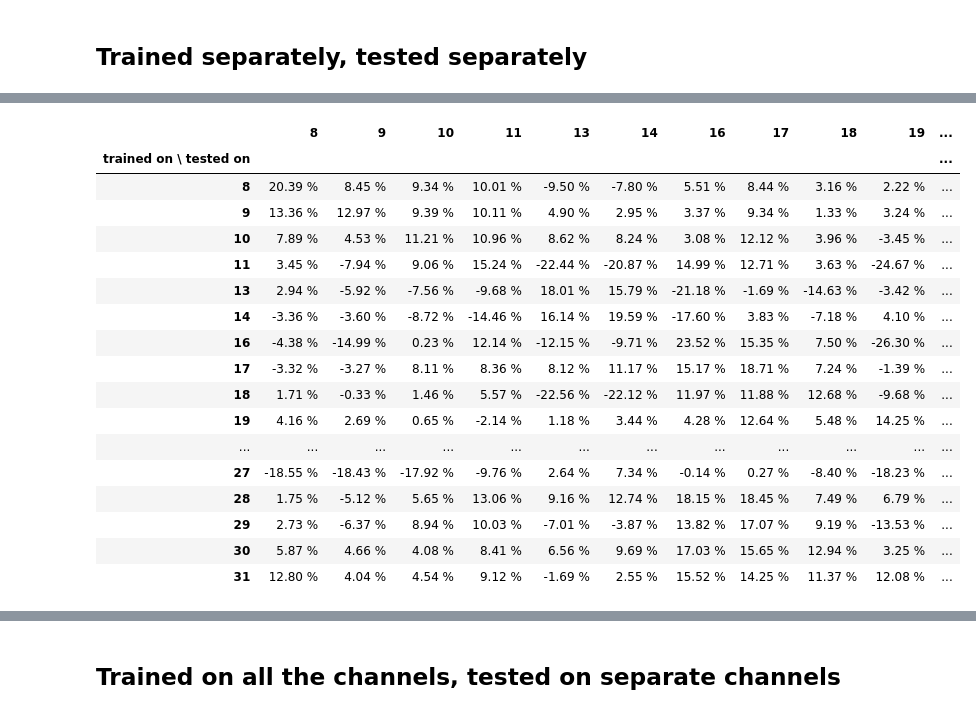
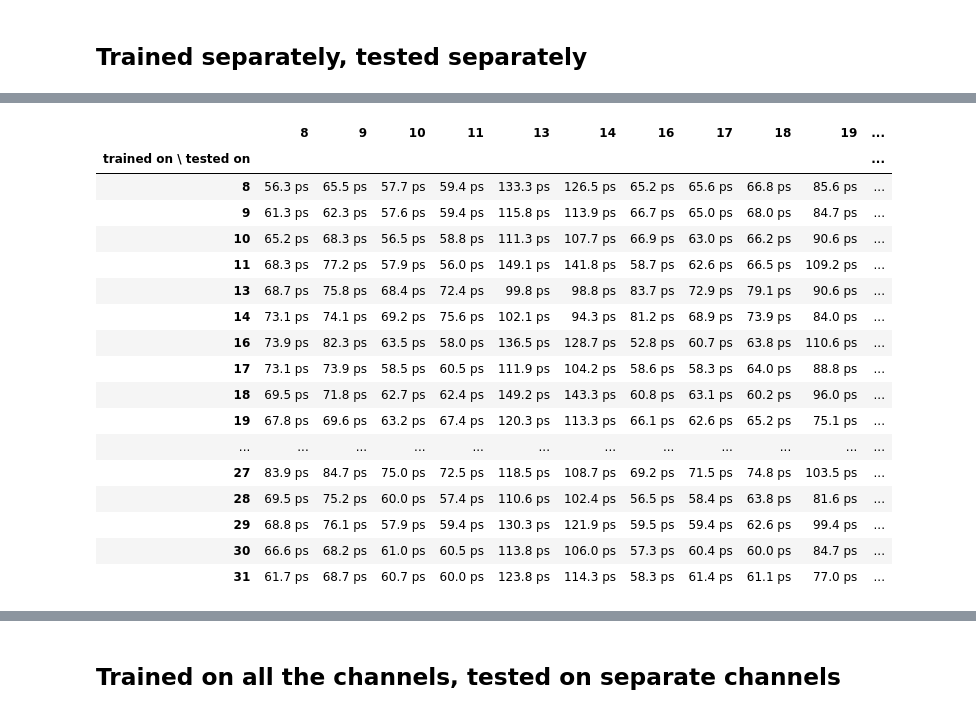
Before and after one commit to MatiXOfficial/pps-diamond-time-measurement, a Jupyter notebook: notebooks/neural_network_tests/nn_channels_experiments.ipynb, the cells around one changed output, grey strips where cells are left out. Saved outputs shown, nothing was run; the diff lists cells and outputs as text; code cells hidden in the pictures.

Commit message:
Improved channel experiments

```diff
--- a/notebooks/neural_network_tests/nn_channels_experiments.ipynb
+++ b/notebooks/neural_network_tests/nn_channels_experiments.ipynb
@@ -269,16 +272,19 @@ df
 # %% [markdown]
 ## Trained separately, tested separately
 # %%
-results = defaultdict(dict)
-for model_channel in list(all_channels_data.keys()):
-    print(f'Processing channel {model_channel}...')
-    model = create_model(filters_mult=FILTERS_MULT_SEP)
-    load_model(model, lr=0.001, name=f'model_separate_{model_channel}', loss_weights=100)
+# results = defaultdict(dict)
+# for model_channel in list(all_channels_data.keys()):
+#     print(f'Processing channel {model_channel}...')
+#     model = create_model(filters_mult=FILTERS_MULT_SEP)
+#     load_model(model, lr=0.001, name=f'model_separate_{model_channel}', loss_weights=100)
 
-    for channel, (X, y) in list(all_channels_data.items()):
-        X_aug, y_aug = augmentation_random_cut(X, y, 8, seed=42, apply=True)
-        _, X_test, _, y_test = train_test_split(X_aug, y_aug, test_size=TEST_SIZE, random_state=RANDOM_STATE)
-        Y_heatmap_test = np.array([gaussian_kernel(y) for y in y_test])
+#     for channel, (X, y) in list(all_channels_data.items()):
+#         X_aug, y_aug = augmentation_random_cut(X, y, 8, seed=42, apply=True)
+#         _, X_test, _, y_test = train_test_split(X_aug, y_aug, test_size=TEST_SIZE, random_state=RANDOM_STATE)
+#         Y_heatmap_test = np.array([gaussian_kernel(y) for y in y_test])
 
-        improvement = compare_model_with_cfd(model, cfd, X_test, y_test, channel, show=False, log=False)
-        results[model_channel][channel] = improvement
+#         improvement, _, std_model = compare_model_with_cfd(model, cfd, X_test, y_test, channel, show=False, log=False)
+#         results[model_channel][channel] = (improvement, std_model)
+
+# with open(PWD + '/data/misc/multi_channel_separate_results.pkl', 'wb') as file:
+#     pickle.dump(results, file)
@@ -303,4 +291,7 @@ Processing channel 8...
 # %%
+with open(PWD + '/data/misc/multi_channel_separate_results.pkl', 'rb') as file:
+    results = pickle.load(file)
+
 # Check that the order is the same
 assert list(results.keys()) == sorted(results.keys())
 for x in results.values():
@@ -309,28 +300,28 @@ for x in results.values():
 row_names = [str(key) for key in results.keys()]
 col_names = [str(key) for key in list(results.values())[0].keys()]
 # %%
-improv_data = np.array([list(f'{x * 100:0.2f} %' for x in r.values()) for r in results.values()])
+improv_data = np.array([list(f'{std * 1000:0.1f} ps' for x, std in r.values()) for r in results.values()])
 
 df = pd.DataFrame(improv_data, index=row_names, columns=col_names)
 df.index.name = 'trained on \ tested on'
 with pd.option_context('display.max_columns', None):
     display(df)
 # %% [output]
 |  | 8 | 9 | 10 | 11 | 13 | 14 | 16 | 17 | 18 | 19 | ... |
 | trained on \ tested on |  |  |  |  |  |  |  |  |  |  | ... |
-| 8 | 20.39 % | 8.45 % | 9.34 % | 10.01 % | -9.50 % | -7.80 % | 5.51 % | 8.44 % | 3.16 % | 2.22 % | ... |
-| 9 | 13.36 % | 12.97 % | 9.39 % | 10.11 % | 4.90 % | 2.95 % | 3.37 % | 9.34 % | 1.33 % | 3.24 % | ... |
-| 10 | 7.89 % | 4.53 % | 11.21 % | 10.96 % | 8.62 % | 8.24 % | 3.08 % | 12.12 % | 3.96 % | -3.45 % | ... |
-| 11 | 3.45 % | -7.94 % | 9.06 % | 15.24 % | -22.44 % | -20.87 % | 14.99 % | 12.71 % | 3.63 % | -24.67 % | ... |
-| 13 | 2.94 % | -5.92 % | -7.56 % | -9.68 % | 18.01 % | 15.79 % | -21.18 % | -1.69 % | -14.63 % | -3.42 % | ... |
-| 14 | -3.36 % | -3.60 % | -8.72 % | -14.46 % | 16.14 % | 19.59 % | -17.60 % | 3.83 % | -7.18 % | 4.10 % | ... |
-| 16 | -4.38 % | -14.99 % | 0.23 % | 12.14 % | -12.15 % | -9.71 % | 23.52 % | 15.35 % | 7.50 % | -26.30 % | ... |
-| 17 | -3.32 % | -3.27 % | 8.11 % | 8.36 % | 8.12 % | 11.17 % | 15.17 % | 18.71 % | 7.24 % | -1.39 % | ... |
-| 18 | 1.71 % | -0.33 % | 1.46 % | 5.57 % | -22.56 % | -22.12 % | 11.97 % | 11.88 % | 12.68 % | -9.68 % | ... |
-| 19 | 4.16 % | 2.69 % | 0.65 % | -2.14 % | 1.18 % | 3.44 % | 4.28 % | 12.64 % | 5.48 % | 14.25 % | ... |
+| 8 | 56.3 ps | 65.5 ps | 57.7 ps | 59.4 ps | 133.3 ps | 126.5 ps | 65.2 ps | 65.6 ps | 66.8 ps | 85.6 ps | ... |
+| 9 | 61.3 ps | 62.3 ps | 57.6 ps | 59.4 ps | 115.8 ps | 113.9 ps | 66.7 ps | 65.0 ps | 68.0 ps | 84.7 ps | ... |
+| 10 | 65.2 ps | 68.3 ps | 56.5 ps | 58.8 ps | 111.3 ps | 107.7 ps | 66.9 ps | 63.0 ps | 66.2 ps | 90.6 ps | ... |
+| 11 | 68.3 ps | 77.2 ps | 57.9 ps | 56.0 ps | 149.1 ps | 141.8 ps | 58.7 ps | 62.6 ps | 66.5 ps | 109.2 ps | ... |
+| 13 | 68.7 ps | 75.8 ps | 68.4 ps | 72.4 ps | 99.8 ps | 98.8 ps | 83.7 ps | 72.9 ps | 79.1 ps | 90.6 ps | ... |
+| 14 | 73.1 ps | 74.1 ps | 69.2 ps | 75.6 ps | 102.1 ps | 94.3 ps | 81.2 ps | 68.9 ps | 73.9 ps | 84.0 ps | ... |
+| 16 | 73.9 ps | 82.3 ps | 63.5 ps | 58.0 ps | 136.5 ps | 128.7 ps | 52.8 ps | 60.7 ps | 63.8 ps | 110.6 ps | ... |
+| 17 | 73.1 ps | 73.9 ps | 58.5 ps | 60.5 ps | 111.9 ps | 104.2 ps | 58.6 ps | 58.3 ps | 64.0 ps | 88.8 ps | ... |
+| 18 | 69.5 ps | 71.8 ps | 62.7 ps | 62.4 ps | 149.2 ps | 143.3 ps | 60.8 ps | 63.1 ps | 60.2 ps | 96.0 ps | ... |
+| 19 | 67.8 ps | 69.6 ps | 63.2 ps | 67.4 ps | 120.3 ps | 113.3 ps | 66.1 ps | 62.6 ps | 65.2 ps | 75.1 ps | ... |
 | ... | ... | ... | ... | ... | ... | ... | ... | ... | ... | ... | ... |
-| 27 | -18.55 % | -18.43 % | -17.92 % | -9.76 % | 2.64 % | 7.34 % | -0.14 % | 0.27 % | -8.40 % | -18.23 % | ... |
-| 28 | 1.75 % | -5.12 % | 5.65 % | 13.06 % | 9.16 % | 12.74 % | 18.15 % | 18.45 % | 7.49 % | 6.79 % | ... |
-| 29 | 2.73 % | -6.37 % | 8.94 % | 10.03 % | -7.01 % | -3.87 % | 13.82 % | 17.07 % | 9.19 % | -13.53 % | ... |
-| 30 | 5.87 % | 4.66 % | 4.08 % | 8.41 % | 6.56 % | 9.69 % | 17.03 % | 15.65 % | 12.94 % | 3.25 % | ... |
-| 31 | 12.80 % | 4.04 % | 4.54 % | 9.12 % | -1.69 % | 2.55 % | 15.52 % | 14.25 % | 11.37 % | 12.08 % | ... |
+| 27 | 83.9 ps | 84.7 ps | 75.0 ps | 72.5 ps | 118.5 ps | 108.7 ps | 69.2 ps | 71.5 ps | 74.8 ps | 103.5 ps | ... |
+| 28 | 69.5 ps | 75.2 ps | 60.0 ps | 57.4 ps | 110.6 ps | 102.4 ps | 56.5 ps | 58.4 ps | 63.8 ps | 81.6 ps | ... |
+| 29 | 68.8 ps | 76.1 ps | 57.9 ps | 59.4 ps | 130.3 ps | 121.9 ps | 59.5 ps | 59.4 ps | 62.6 ps | 99.4 ps | ... |
+| 30 | 66.6 ps | 68.2 ps | 61.0 ps | 60.5 ps | 113.8 ps | 106.0 ps | 57.3 ps | 60.4 ps | 60.0 ps | 84.7 ps | ... |
+| 31 | 61.7 ps | 68.7 ps | 60.7 ps | 60.0 ps | 123.8 ps | 114.3 ps | 58.3 ps | 61.4 ps | 61.1 ps | 77.0 ps | ... |
```
Also changed, not shown: parts of 8 cells of this notebook, 1 other file.
